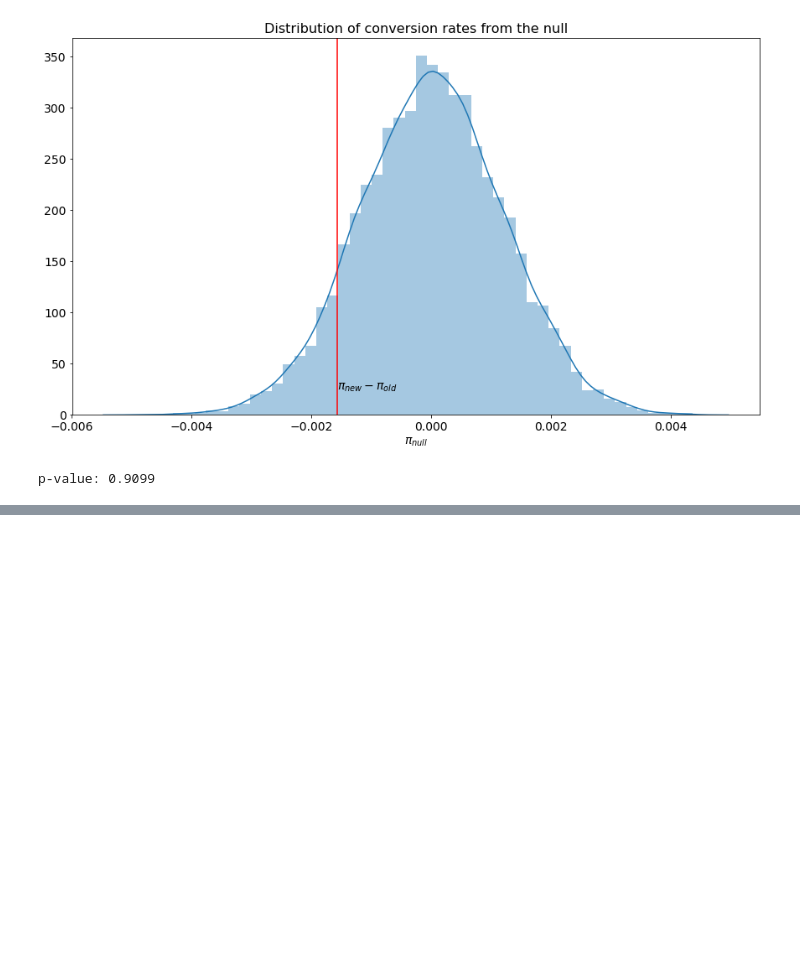
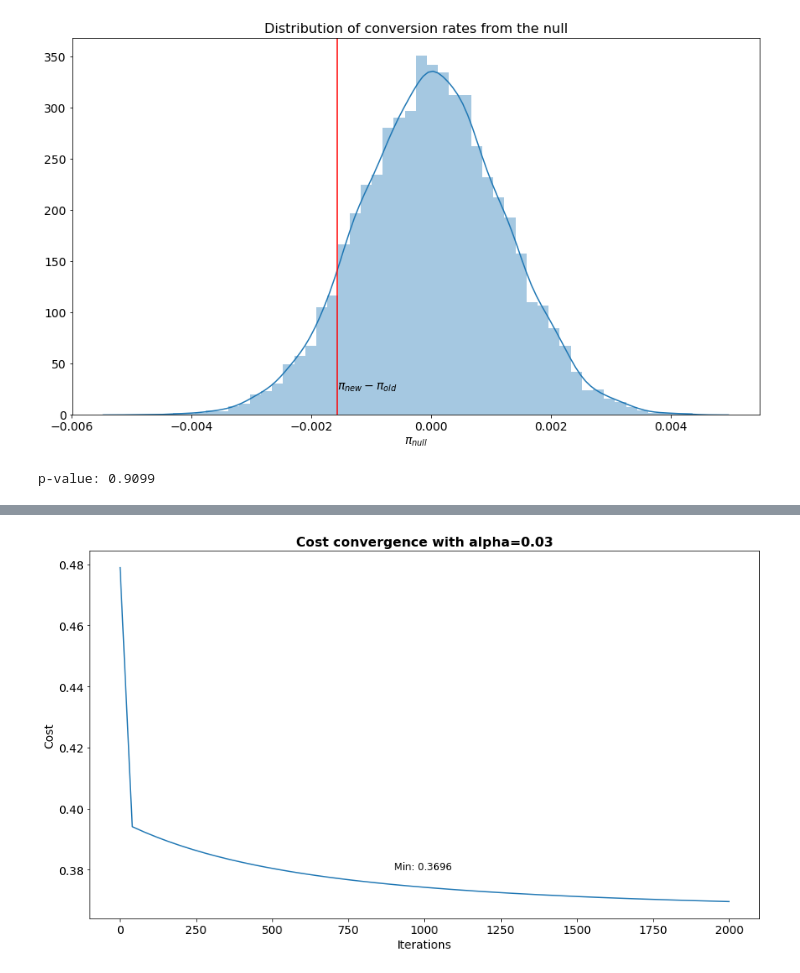
Before and after one commit to matt-fielding8/AB_test_e-commerce, a Jupyter notebook: notebooks/AB_Test.ipynb, the cells around one changed output, grey strips where cells are left out. Saved outputs shown, nothing was run; the diff lists cells and outputs as text; code cells hidden in the pictures; blank space fills up the shorter version.

```diff
--- a/notebooks/AB_Test.ipynb
+++ b/notebooks/AB_Test.ipynb
@@ -296,0 +362,5 @@ Given that user conversion is binary, another method we can use to investigate t
+# %%
+df_train = df_mod.sample(frac=0.7, replace=False, random_state=42)
+idx = df_train.index
+# Drop all examples which are in df_train
+df_test = df_mod.drop(idx)
@@ -296,0 +492,3 @@ Given that user conversion is binary, another method we can use to investigate t
+# %%
+%%time
+theta_opt03_2000, costs03_2000 = mod.gradientDescent(X_train, theta, y_train, alpha=0.03, track=True, iters=2000)
@@ -296,0 +498,12 @@ Given that user conversion is binary, another method we can use to investigate t
+# %%
+x03_2000 = [i*40 for i, j in enumerate(costs03_2000)]
+y03_2000 = [j for i, j in enumerate(costs03_2000)]
+
+titles= ["Cost convergence with alpha=0.03", "Cost convergence with alpha=0.06"]
+
+axs = vis.createPlot(1,1,title=title, xlabel="Iterations", ylabel='Cost')
+
+sb.lineplot(x=x03_2000,y=y03_2000)
+plt.text(900,0.38,"Min: {:.4f}".format(np.min(costs03_2000)), fontsize=12);
+# %% [output]
+[figure, added]
```
Also changed, not shown: parts of 39 cells of this notebook.
